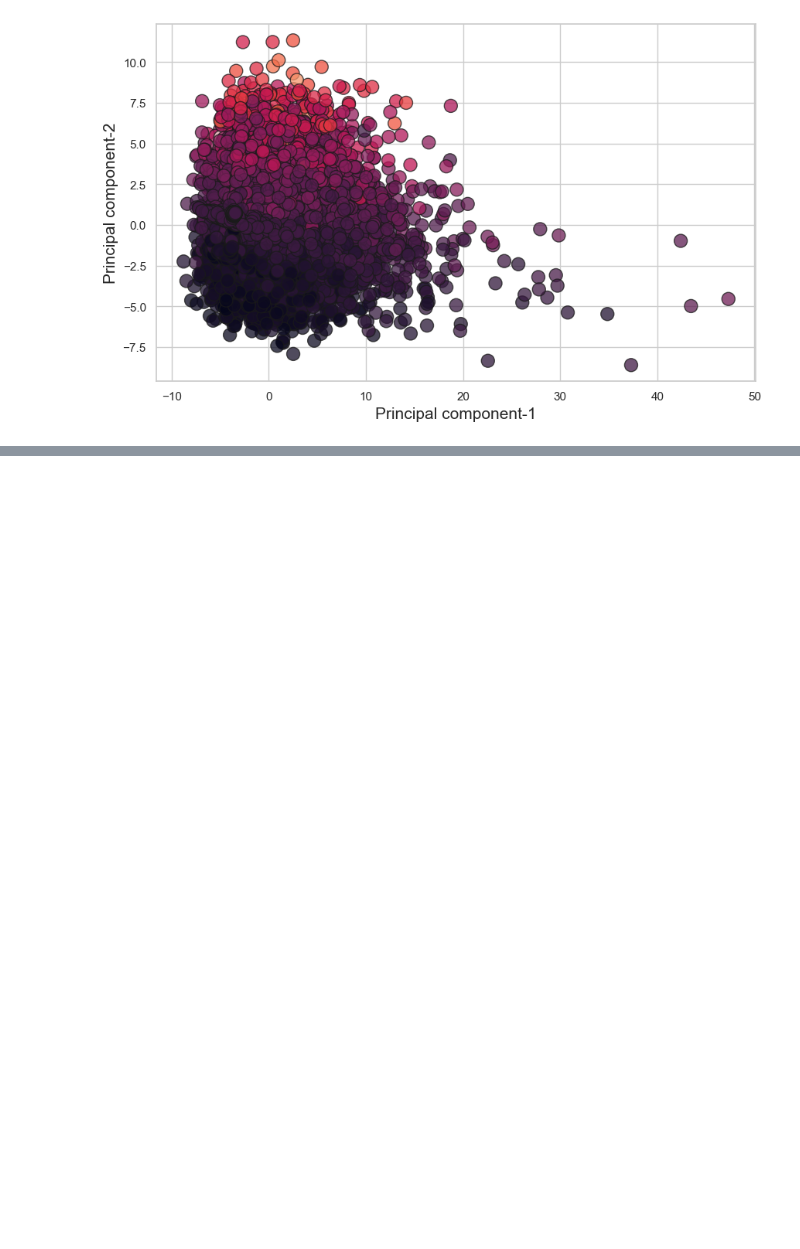
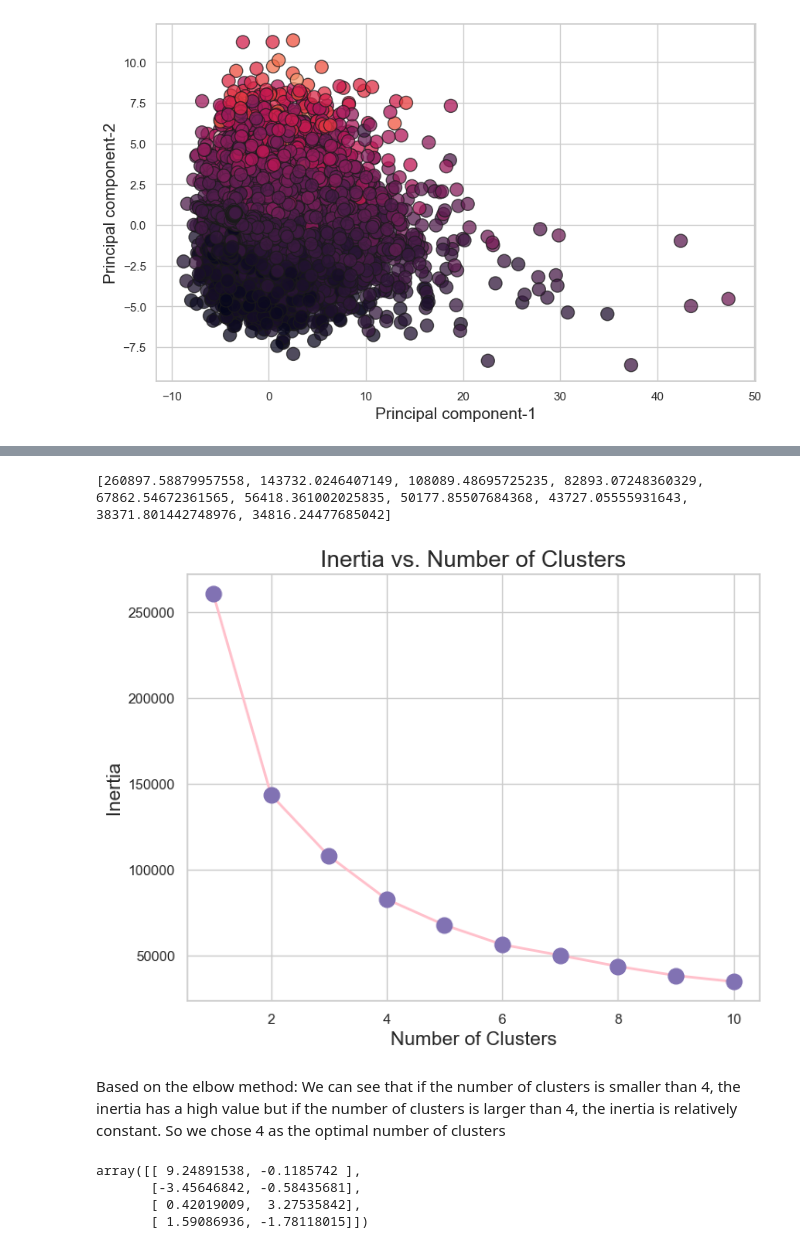
Before and after one commit to ErinPhillips/data_mining_midterm, a Jupyter notebook: diabetes.ipynb, the cells around one changed output, grey strips where cells are left out. Cells and saved outputs as stored; diff of their text form; code cells hidden in the pictures; blank space fills up the shorter version.

Commit message:
clustering kind of

```diff
--- a/diabetes.ipynb
+++ b/diabetes.ipynb
@@ -438,0 +444,3 @@ pca_scatter(dfx, None, df.BMI)
+# %%
+X_pca = pca.transform(dfx)
+X_pca
@@ -438,0 +455,22 @@ pca_scatter(dfx, None, df.BMI)
+# %%
+X= X_pca
+inertia=[]
+for n in range (1,11):
+    model=KMeans( n_clusters=n, init='k-means++', n_init=10, max_iter=300, tol=0.0001, random_state=111,algorithm='lloyd')
+    model.fit(X)
+    inertia.append(model.inertia_)
+print(inertia)
+# %% [output]
+[260897.58879957558, 143732.0246407149, 108089.48695725235, 82893.07248360329, 67862.54672361565, 56418.361002025835, 50177.85507684368, 43727.05555931643, 38371.801442748976, 34816.24477685042]
+# %%
+plt.figure(figsize=(8,6))
+sns.set_style('whitegrid')
+plt.plot(list(range(1,11)), inertia, linewidth=2, markersize=12, color='pink', marker='o',markerfacecolor='m', markeredgecolor='m')
+plt.xlabel('Number of Clusters',fontsize=15)
+plt.ylabel('Inertia',fontsize=15)
+plt.title('Inertia vs. Number of Clusters',fontsize=18)
+plt.show()
+# %% [output]
+[figure, added]
+# %% [markdown]
+Based on the elbow method: We can see that if the number of clusters is smaller than 4, the inertia has a high value but if the number of clusters is larger than 4, the inertia is relatively constant. So we chose 4 as the optimal number of clusters
@@ -438,0 +482,7 @@ pca_scatter(dfx, None, df.BMI)
+# %%
+centers
+# %% [output]
+array([[ 9.24891538, -0.1185742 ],
+       [-3.45646842, -0.58435681],
+       [ 0.42019009,  3.27535842],
+       [ 1.59086936, -1.78118015]])
```
Also changed, not shown: parts of 7 cells of this notebook.
